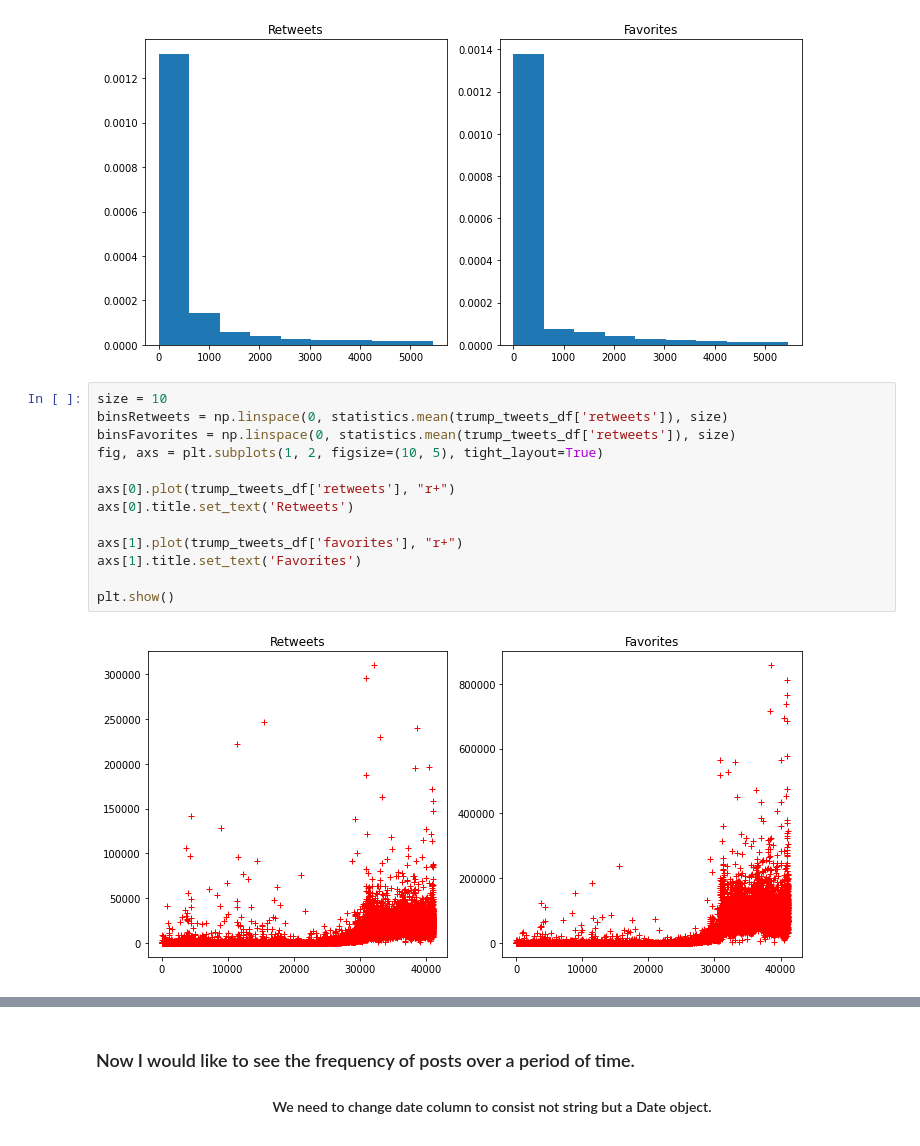
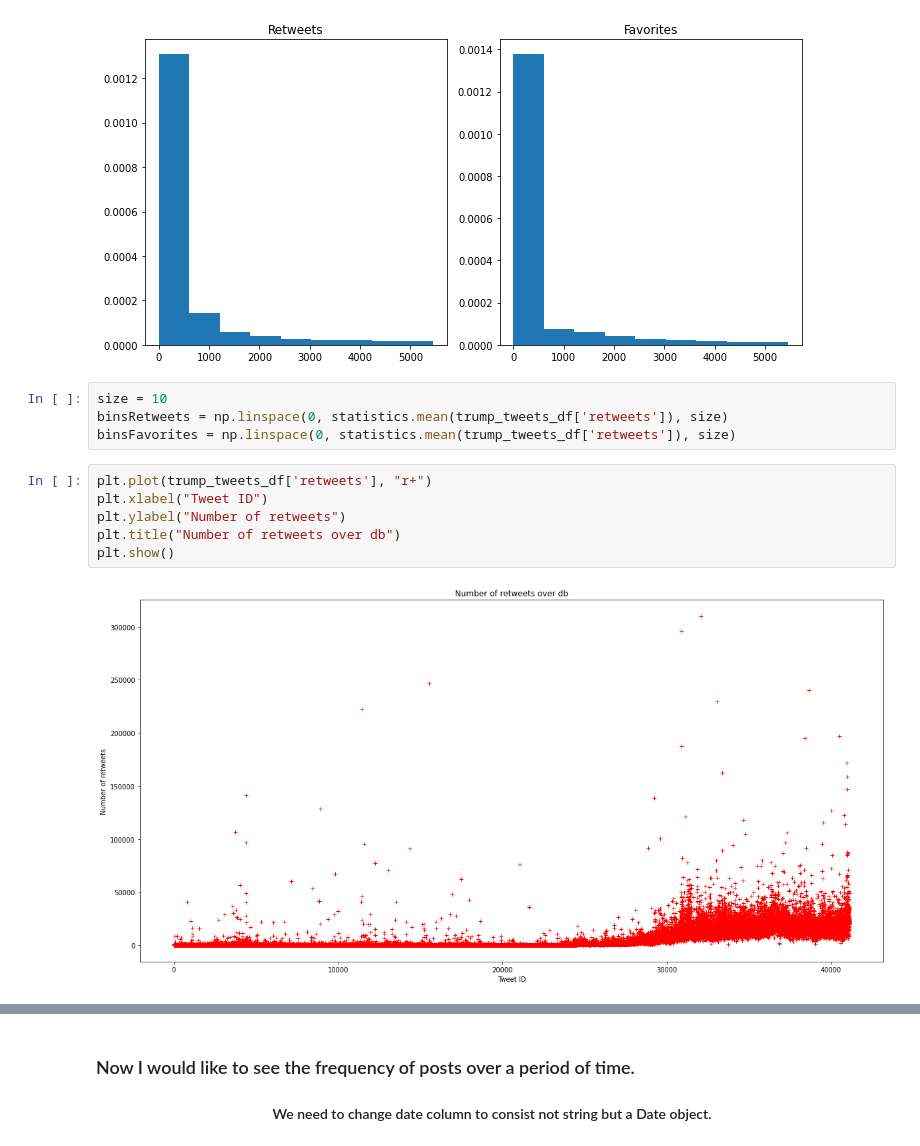
Before and after one commit to pajelonek/machine_learning_course, a Jupyter notebook: Lecture 2 - Data analysis, recognition and preparation/Lab4/Lab4_notebook.ipynb, the cells around one changed output, grey strips where cells are left out. Saved outputs shown, nothing was run; the diff lists cells and outputs as text.

Commit message:
Adding new plots to lecture 2.

```diff
--- a/Lecture 2 - Data analysis, recognition and preparation/Lab4/Lab4_notebook.ipynb
+++ b/Lecture 2 - Data analysis, recognition and preparation/Lab4/Lab4_notebook.ipynb
@@ -52,14 +52,11 @@ plt.show()
 size = 10
 binsRetweets = np.linspace(0, statistics.mean(trump_tweets_df['retweets']), size)
 binsFavorites = np.linspace(0, statistics.mean(trump_tweets_df['retweets']), size)
-fig, axs = plt.subplots(1, 2, figsize=(10, 5), tight_layout=True)
-
-axs[0].plot(trump_tweets_df['retweets'], "r+")
-axs[0].title.set_text('Retweets')
-
-axs[1].plot(trump_tweets_df['favorites'], "r+")
-axs[1].title.set_text('Favorites')
-
-plt.show()
-# %% [output]
-[figure, removed]
+# %%
+plt.plot(trump_tweets_df['retweets'], "r+")
+plt.xlabel("Tweet ID")
+plt.ylabel("Number of retweets")
+plt.title("Number of retweets over db")
+plt.show()
+# %% [output]
+[figure, added]
```
Also changed, not shown: parts of 9 cells of this notebook.
